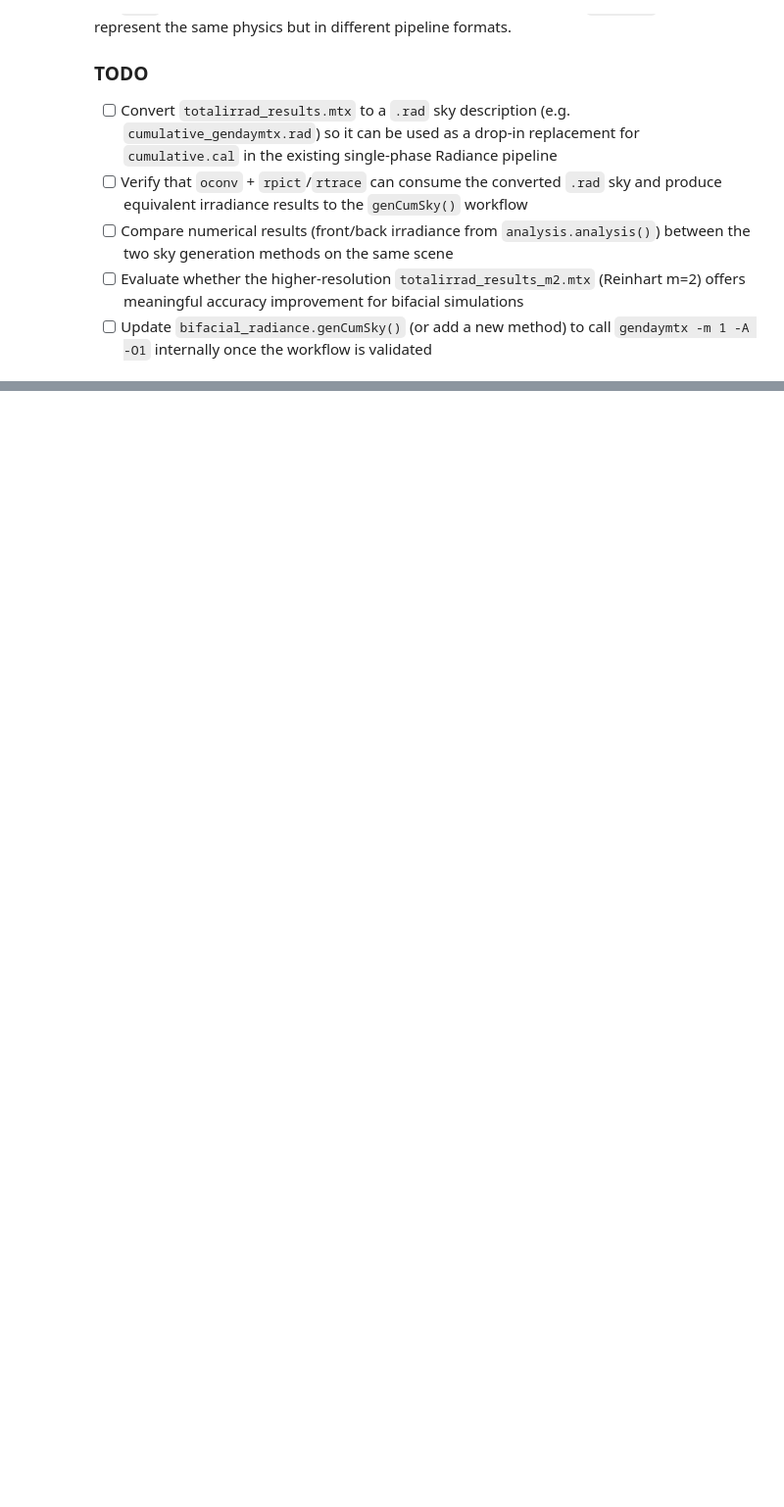
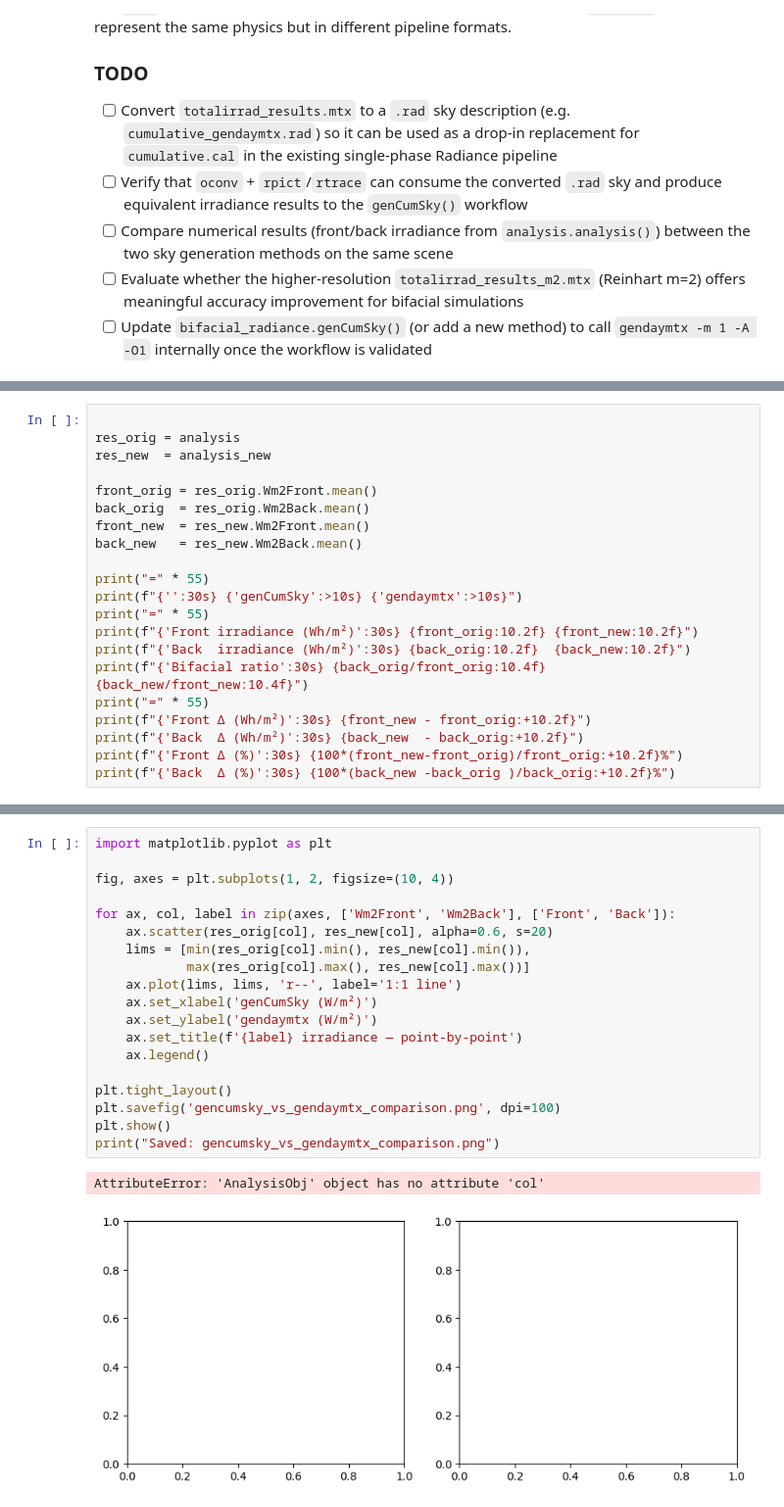
Before and after one commit to NatLabRockies/bifacial_radiance, a Jupyter notebook: docs/development/(dev) test_gencumskyMTX.ipynb, the cells around one changed output, grey strips where cells are left out. Shown at 98% size. Cells and saved outputs as stored; diff of their text form; blank space fills up the shorter version.

Commit message:
process is working but generating lots of error messages..

```diff
--- a/docs/development/(dev) test_gencumskyMTX.ipynb
+++ b/docs/development/(dev) test_gencumskyMTX.ipynb
@@ -264,0 +506,21 @@ The `cumulative.cal` is a **Radiance function** (used directly in `oconv`/`rpict
+# %%
+
+res_orig = analysis
+res_new  = analysis_new
+
+front_orig = res_orig.Wm2Front.mean()
+back_orig  = res_orig.Wm2Back.mean()
+front_new  = res_new.Wm2Front.mean()
+back_new   = res_new.Wm2Back.mean()
+
+print("=" * 55)
+print(f"{'':30s} {'genCumSky':>10s} {'gendaymtx':>10s}")
+print("=" * 55)
+print(f"{'Front irradiance (Wh/m²)':30s} {front_orig:10.2f} {front_new:10.2f}")
+print(f"{'Back  irradiance (Wh/m²)':30s} {back_orig:10.2f}  {back_new:10.2f}")
+print(f"{'Bifacial ratio':30s} {back_orig/front_orig:10.4f} {back_new/front_new:10.4f}")
+print("=" * 55)
+print(f"{'Front Δ (Wh/m²)':30s} {front_new - front_orig:+10.2f}")
+print(f"{'Back  Δ (Wh/m²)':30s} {back_new  - back_orig:+10.2f}")
+print(f"{'Front Δ (%)':30s} {100*(front_new-front_orig)/front_orig:+10.2f}%")
+print(f"{'Back  Δ (%)':30s} {100*(back_new -back_orig )/back_orig:+10.2f}%")
@@ -264,0 +539,22 @@ The `cumulative.cal` is a **Radiance function** (used directly in `oconv`/`rpict
+# %%
+import matplotlib.pyplot as plt
+
+fig, axes = plt.subplots(1, 2, figsize=(10, 4))
+
+for ax, col, label in zip(axes, ['Wm2Front', 'Wm2Back'], ['Front', 'Back']):
+    ax.scatter(res_orig[col], res_new[col], alpha=0.6, s=20)
+    lims = [min(res_orig[col].min(), res_new[col].min()),
+            max(res_orig[col].max(), res_new[col].max())]
+    ax.plot(lims, lims, 'r--', label='1:1 line')
+    ax.set_xlabel('genCumSky (W/m²)')
+    ax.set_ylabel('gendaymtx (W/m²)')
+    ax.set_title(f'{label} irradiance — point-by-point')
+    ax.legend()
+
+plt.tight_layout()
+plt.savefig('gencumsky_vs_gendaymtx_comparison.png', dpi=100)
+plt.show()
+print("Saved: gencumsky_vs_gendaymtx_comparison.png")
+# %% [output]
+AttributeError: 'AnalysisObj' object has no attribute 'col'
+[figure, added]
```
Also changed, not shown: parts of 24 cells of this notebook.
